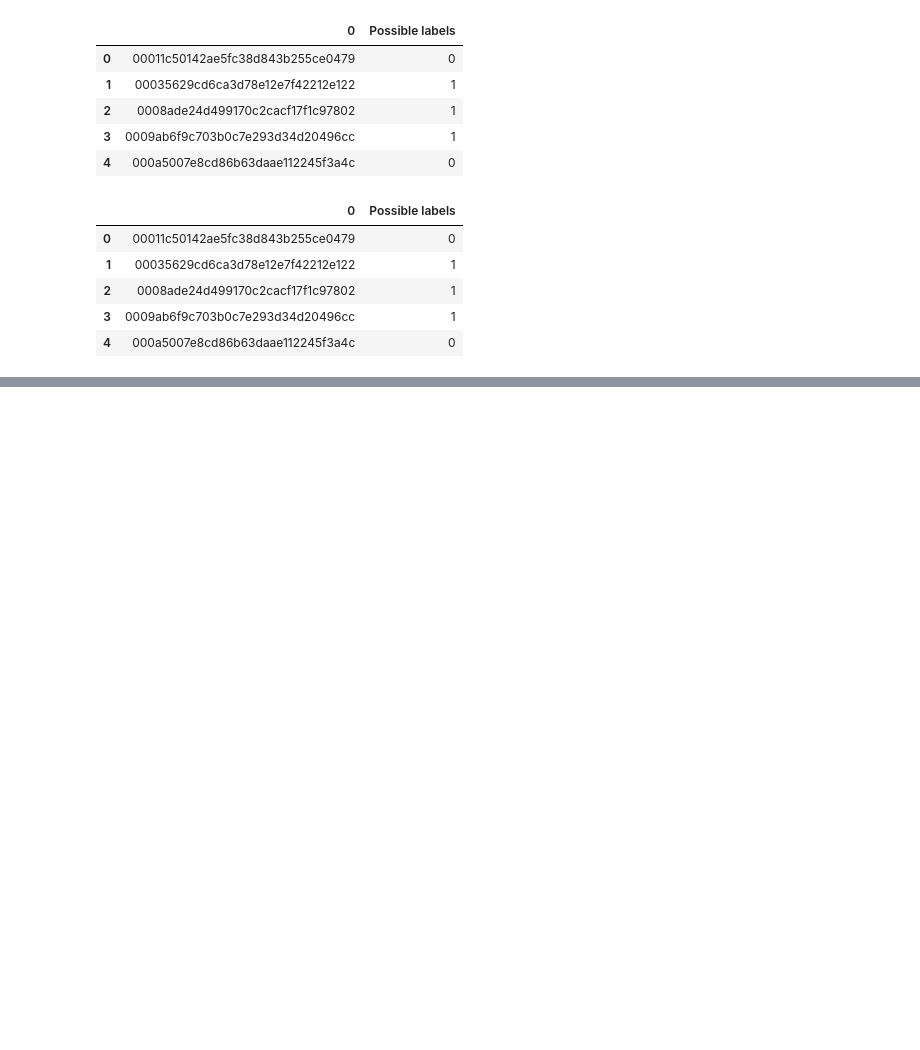
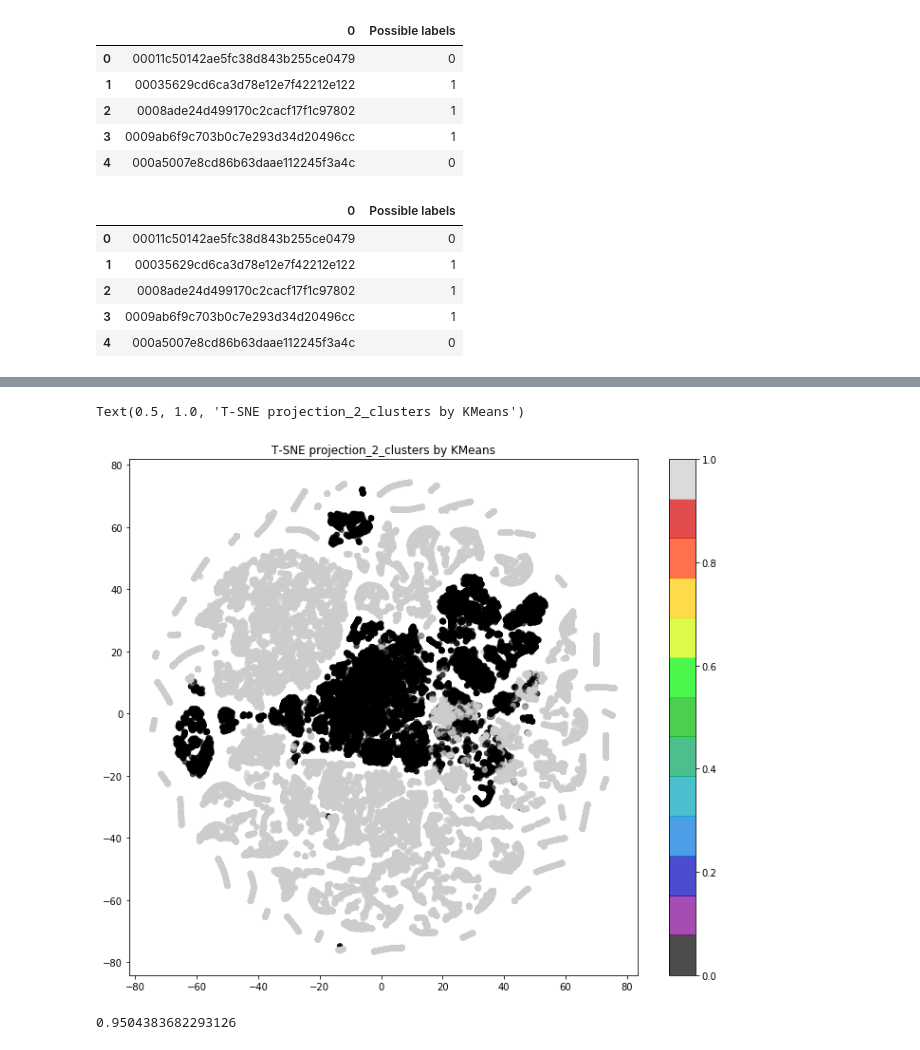
Before and after one commit to BassKot/AF, a Jupyter notebook: Test.ipynb, the cells around one changed output, grey strips where cells are left out. Saved outputs shown, nothing was run; the diff lists cells and outputs as text; code cells hidden in the pictures; blank space fills up the shorter version.

```diff
--- a/Test.ipynb
+++ b/Test.ipynb
@@ -382,0 +400,20 @@ res.head()
+# %%
+pca = PCA(n_components=62)
+X_pca = pca.fit_transform(X_scaled)
+# %%
+y = km.fit_predict(X_pca)
+plt.figure(figsize=(12,10))
+plt.scatter(X_t[:, 0], X_t[:, 1], c=y,
+            edgecolor='none', alpha=0.7, s=40,
+            cmap=plt.cm.get_cmap('nipy_spectral', 13))
+plt.colorbar()
+plt.title('T-SNE projection_2_clusters by KMeans')
+# %% [output]
+Text(0.5, 1.0, 'T-SNE projection_2_clusters by KMeans')
+[figure, added]
+# %%
+from sklearn.metrics import accuracy_score
+acc = accuracy_score(data1['Possible labels'],y)
+acc
+# %% [output]
+0.9504383682293126
```
Also changed, not shown: parts of 9 cells of this notebook.
